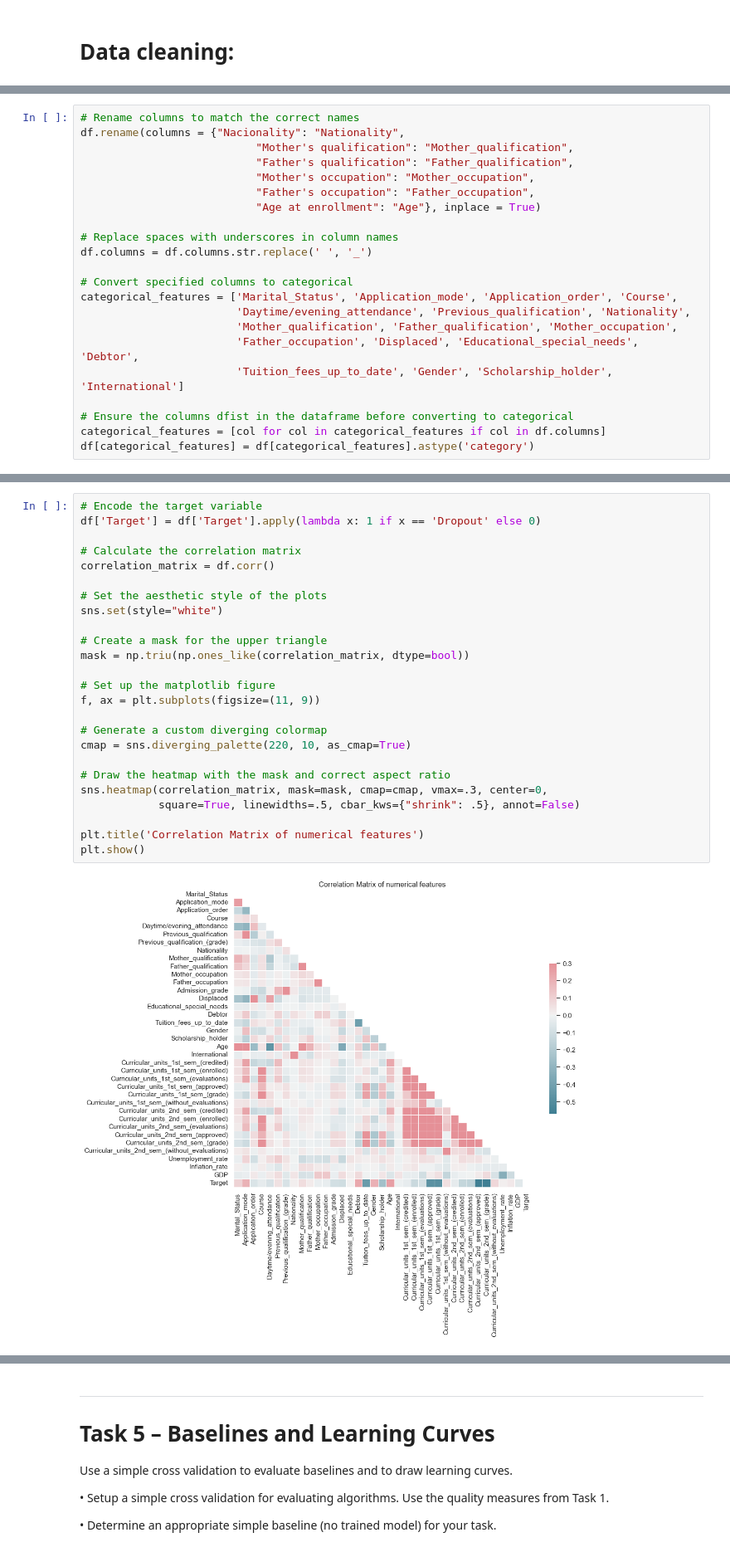
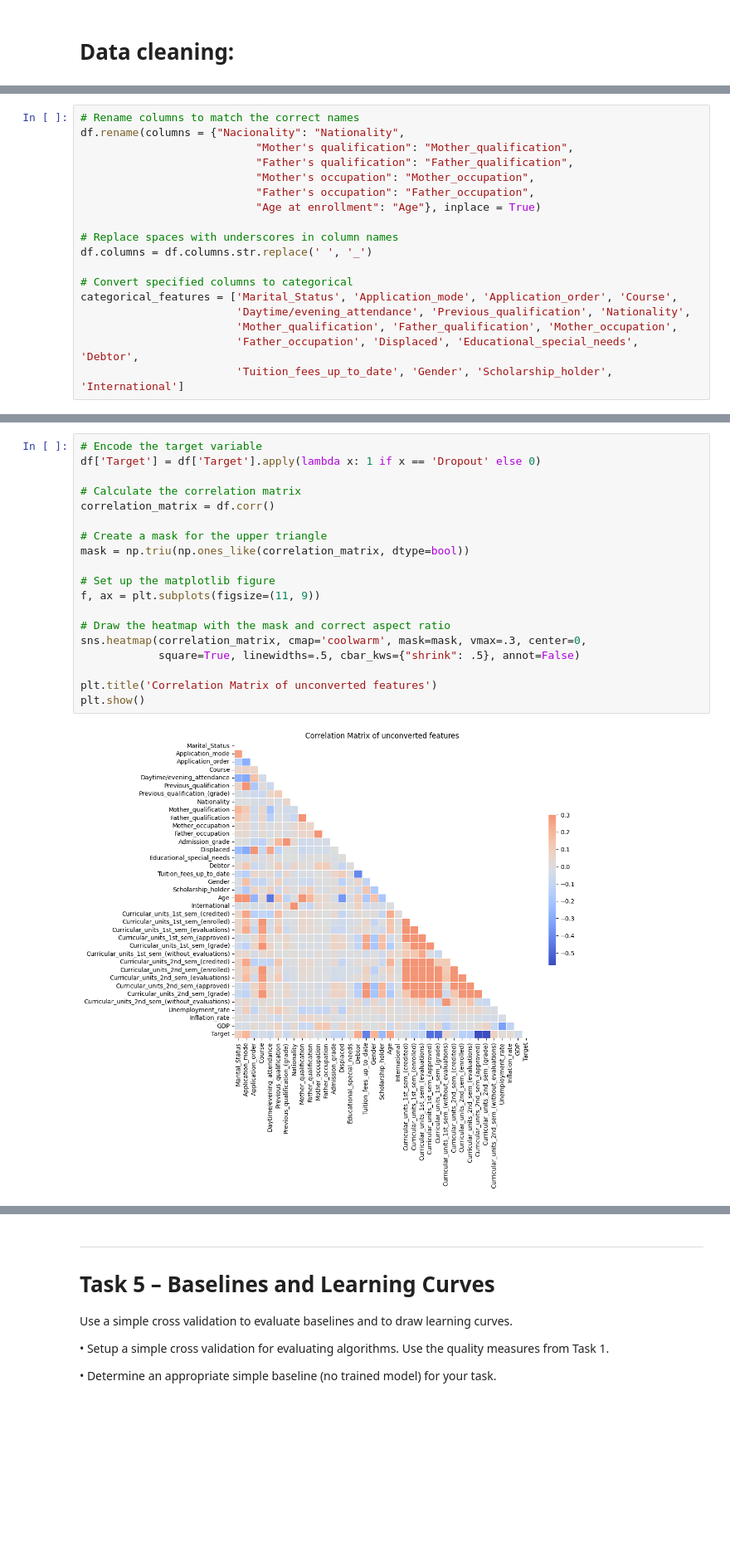
Before and after one commit to Timson1235/clouddocker, a Jupyter notebook: machine_learning/Capstone_Project/experiments.ipynb, the cells around one changed output, grey strips where cells are left out. Shown at 83% size. Drawn from its saved outputs; the diff is of its cells as text; blank space fills up the shorter version.

```diff
--- a/machine_learning/Capstone_Project/experiments.ipynb
+++ b/machine_learning/Capstone_Project/experiments.ipynb
@@ -219,7 +197,3 @@ categorical_features = ['Marital_Status', 'Application_mode', 'Application_order
                         'Mother_qualification', 'Father_qualification', 'Mother_occupation',
                         'Father_occupation', 'Displaced', 'Educational_special_needs', 'Debtor',
                         'Tuition_fees_up_to_date', 'Gender', 'Scholarship_holder', 'International']
-
-# Ensure the columns dfist in the dataframe before converting to categorical
-categorical_features = [col for col in categorical_features if col in df.columns]
-df[categorical_features] = df[categorical_features].astype('category')
@@ -240,27 +226,21 @@ See the caveats in the documentation: https://pandas.pydata.org/pandas-docs/stab
 # %%
 # Encode the target variable
 df['Target'] = df['Target'].apply(lambda x: 1 if x == 'Dropout' else 0)
 
 # Calculate the correlation matrix
 correlation_matrix = df.corr()
 
-# Set the aesthetic style of the plots
-sns.set(style="white")
-
 # Create a mask for the upper triangle
 mask = np.triu(np.ones_like(correlation_matrix, dtype=bool))
 
 # Set up the matplotlib figure
 f, ax = plt.subplots(figsize=(11, 9))
 
-# Generate a custom diverging colormap
-cmap = sns.diverging_palette(220, 10, as_cmap=True)
-
 # Draw the heatmap with the mask and correct aspect ratio
-sns.heatmap(correlation_matrix, mask=mask, cmap=cmap, vmax=.3, center=0,
+sns.heatmap(correlation_matrix, cmap='coolwarm', mask=mask, vmax=.3, center=0,
             square=True, linewidths=.5, cbar_kws={"shrink": .5}, annot=False)
 
-plt.title('Correlation Matrix of numerical features')
+plt.title('Correlation Matrix of unconverted features')
 plt.show()
 # %% [output]
-[figure, old version]
+[figure, new version]
```
Also changed, not shown: parts of 57 cells of this notebook.
